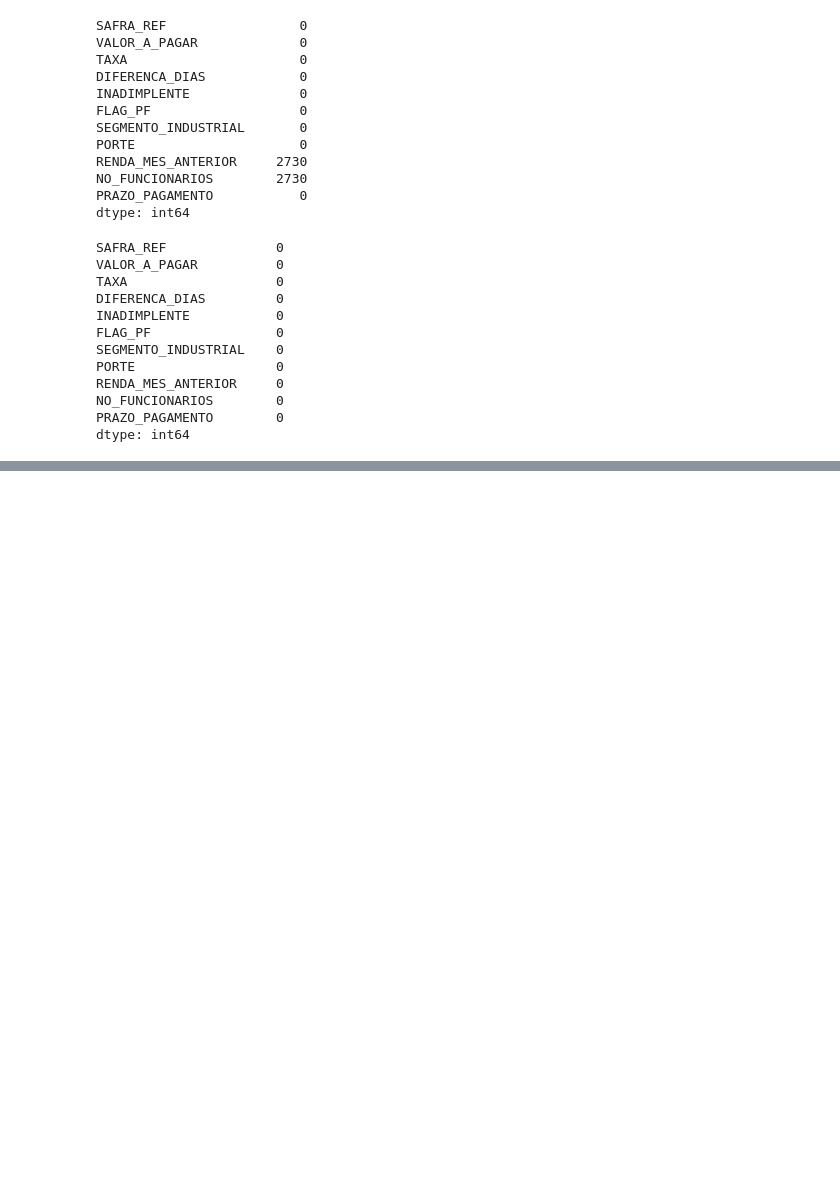
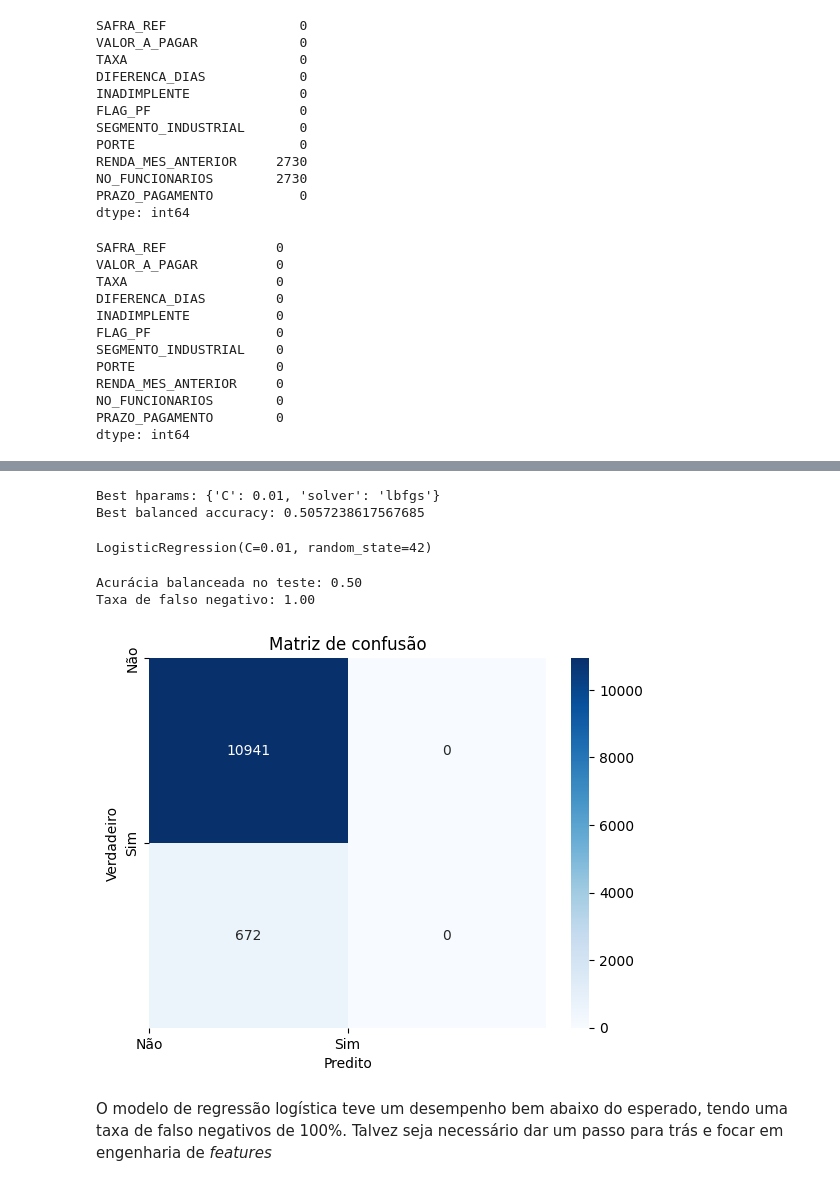
Before and after one commit to gupaulasan/credit-score, a Jupyter notebook: notebooks/credit_score.ipynb, the cells around one changed output, grey strips where cells are left out. Saved outputs shown, nothing was run; the diff lists cells and outputs as text; code cells hidden in the pictures; blank space fills up the shorter version.

```diff
--- a/notebooks/credit_score.ipynb
+++ b/notebooks/credit_score.ipynb
@@ -905,6 +940,10 @@ df_val, df_test = train_test_split(
     df_val_test, test_size=0.5, random_state=42, stratify=df_val_test["INADIMPLENTE"]
 )
 
+df_train.reset_index(drop=True, inplace=True)
+df_val.reset_index(drop=True, inplace=True)
+df_test.reset_index(drop=True, inplace=True)
+
 print("Tamanho do dataset de treino")
 print(df_train.shape)
 print("Tamanho do dataset de validação")
@@ -987,17 +1026,11 @@ X_val[categorical_cols] = X_val[categorical_cols].astype(str)
 X_test[categorical_cols] = X_test[categorical_cols].astype(str)
 
 # One-hot de colunas categóricas
-X_train_dummies = pd.get_dummies(X_train, columns=categorical_cols)
-X_train = pd.concat([X_train, X_train_dummies], axis=1)
-X_train = X_train.drop(categorical_cols, axis=1)
+X_train = pd.get_dummies(X_train, columns=categorical_cols)
 
-X_val_dummies = pd.get_dummies(X_val, columns=categorical_cols)
-X_val = pd.concat([X_val, X_val_dummies], axis=1)
-X_val = X_val.drop(categorical_cols, axis=1)
+X_val = pd.get_dummies(X_val, columns=categorical_cols)
 
-X_test_dummies = pd.get_dummies(X_test, columns=categorical_cols)
-X_test = pd.concat([X_test, X_test_dummies], axis=1)
-X_test = X_test.drop(categorical_cols, axis=1)
+X_test = pd.get_dummies(X_test, columns=categorical_cols)
 
 # Conferir se o número de colunas é igual nos conjuntos de treino, validação e teste
 print(X_train.shape)
@@ -1021,0 +1054,37 @@ Serão testados três modelos de classificação diferentes:
+# %%
+_ = GridSearch(
+    LogisticRegression(random_state=42), logreg_hparams, X_train, y_train, X_val, y_val
+)
+# %% [output]
+Best hparams: {'C': 0.01, 'solver': 'lbfgs'}
+Best balanced accuracy: 0.5057238617567685
+# %%
+best_logreg = LogisticRegression(C=0.01, solver="lbfgs", random_state=42)
+
+best_logreg.fit(X_train, y_train)
+# %% [output]
+LogisticRegression(C=0.01, random_state=42)
+# %%
+contingeny_matrix = confusion_matrix(y_test, best_logreg.predict(X_test))
+
+print(
+    f"Acurácia balanceada no teste: {balanced_accuracy_score(y_test, best_logreg.predict(X_test)):.2f}"
+)
+
+print(
+    f"Taxa de falso negativo: {contingeny_matrix[1, 0] / contingeny_matrix[1].sum():.2f}"
+)
+
+sns.heatmap(contingeny_matrix, annot=True, fmt="d", cmap="Blues")
+plt.xlabel("Predito")
+plt.ylabel("Verdadeiro")
+plt.xticks([0, 1], ["Não", "Sim"])
+plt.yticks([0, 1], ["Não", "Sim"])
+plt.title("Matriz de confusão")
+plt.show()
+# %% [output]
+Acurácia balanceada no teste: 0.50
+Taxa de falso negativo: 1.00
+[figure, added]
+# %% [markdown]
+O modelo de regressão logística teve um desempenho bem abaixo do esperado, tendo uma taxa de falso negativos de 100%. Talvez seja necessário dar um passo para trás e focar em engenharia de *features*
```
Also changed, not shown: parts of 53 cells of this notebook.
